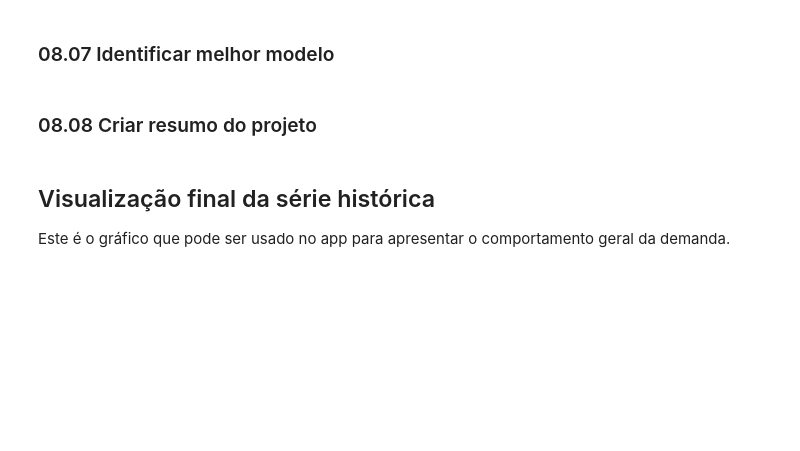
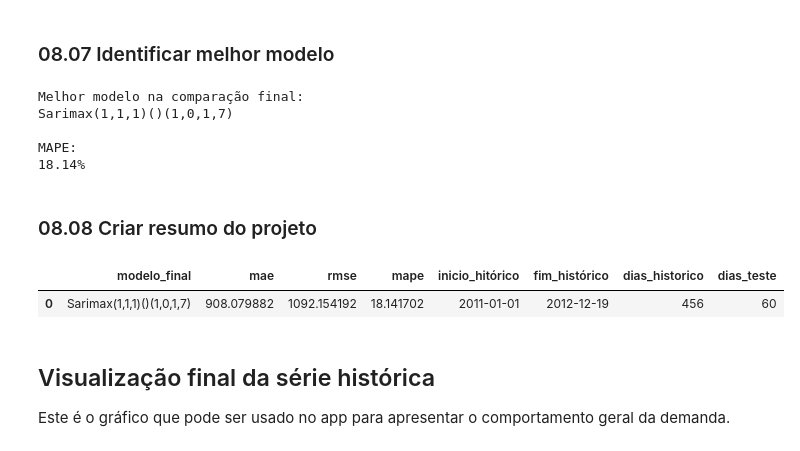
Before and after one commit to ariel-velardo/ALURA, a Jupyter notebook: series-temporais-bikes/notebooks/08_preparacao_streamlit.ipynb, the cells around one changed output. Saved outputs shown, nothing was run; the diff lists cells and outputs as text; code cells hidden in the pictures; blank space fills up the shorter version.

```diff
--- a/series-temporais-bikes/notebooks/08_preparacao_streamlit.ipynb
+++ b/series-temporais-bikes/notebooks/08_preparacao_streamlit.ipynb
@@ -76,8 +147,47 @@ Vamos identificar automaticamente o modelo com menor MAPE.
 Esse será o modelo destacado na aplicação.
 # %% [markdown]
 ### 08.07 Identificar melhor modelo
+# %%
+melhor_modelo = metricas.sort_values("MAPE").iloc[0]
+
+nome_melhor_modelo = melhor_modelo["modelo"]
+
+print("Melhor modelo na comparação final:")
+print(nome_melhor_modelo)
+
+print("\nMAPE:")
+print(f"{melhor_modelo['MAPE']:.2f}%")
+# %% [output]
+Melhor modelo na comparação final:
+Sarimax(1,1,1)()(1,0,1,7)
+
+MAPE:
+18.14%
 # %% [markdown]
 ### 08.08 Criar resumo do projeto
+# %%
+resumo_projeto = pd.DataFrame([
+    {
+        "modelo_final": nome_melhor_modelo,
+        "mae": melhor_modelo['MAE'],
+        "rmse": melhor_modelo['RMSE'],
+        "mape": melhor_modelo['MAPE'],
+        "inicio_hitórico": (
+            serie_historica['data_hora'].min().date()
+        ),
+        "fim_histórico": (
+            serie_historica['data_hora'].max().date()
+        ),
+        "dias_historico": len(serie_historica),
+        "dias_teste": len(previsoes_teste)
+
+    }
+])
+
+resumo_projeto
+# %% [output]
+|  | modelo_final | mae | rmse | mape | inicio_hitórico | fim_histórico | dias_historico | dias_teste |
+| 0 | Sarimax(1,1,1)()(1,0,1,7) | 908.079882 | 1092.154192 | 18.141702 | 2011-01-01 | 2012-12-19 | 456 | 60 |
 # %% [markdown]
 ## Visualização final da série histórica
 
```
Also changed, not shown: parts of 8 cells of this notebook, 3 other files.
